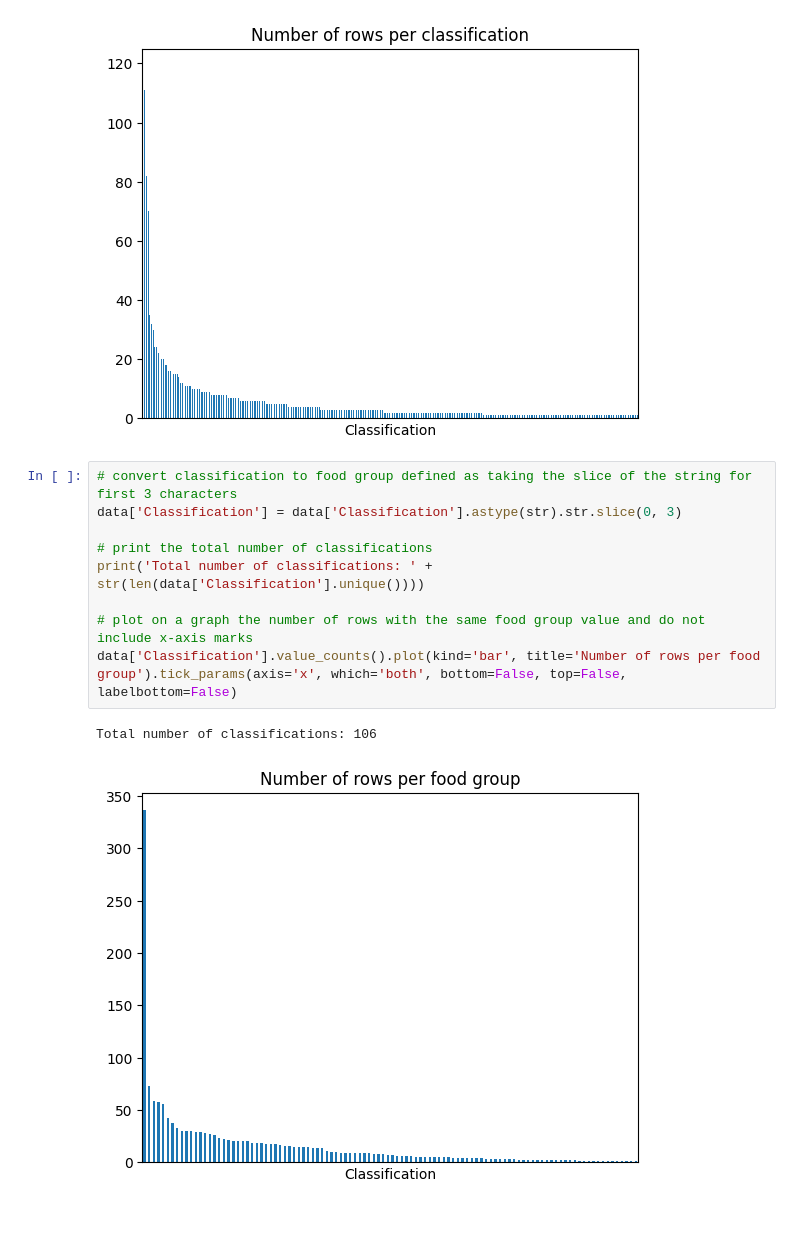
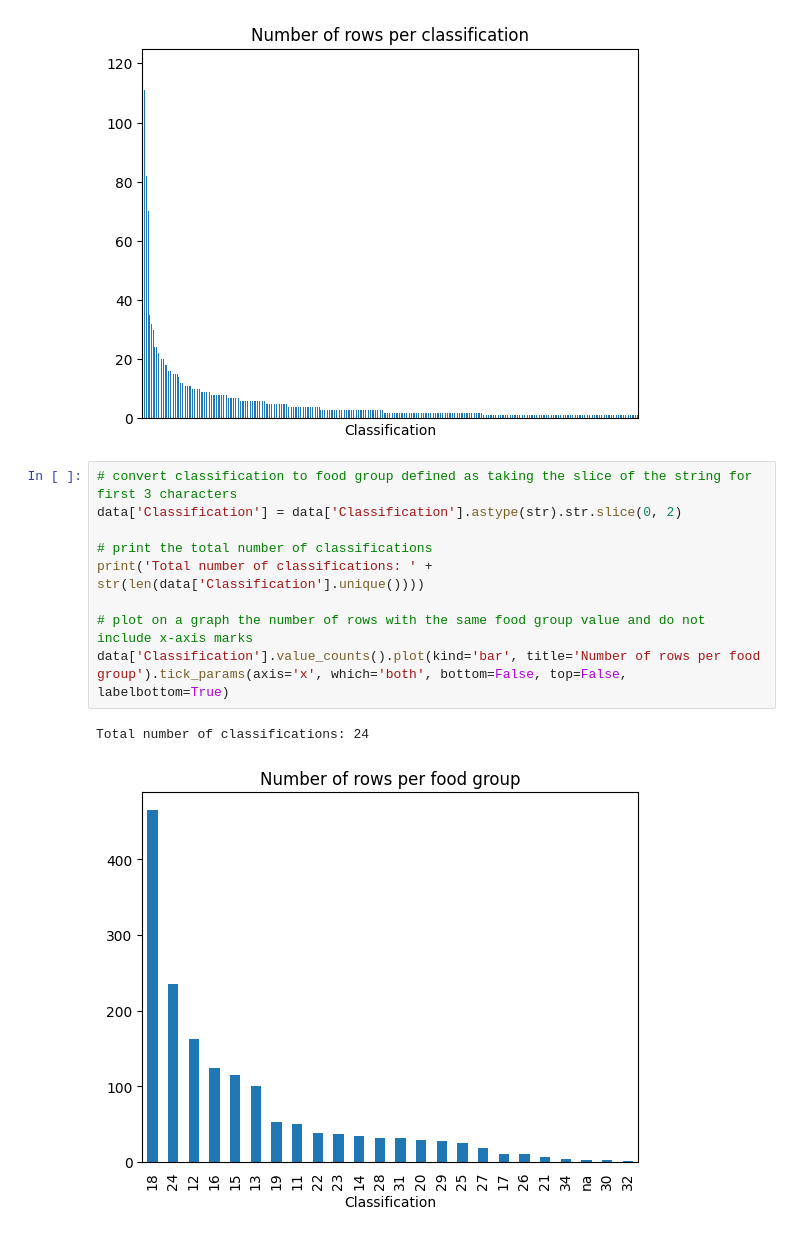
Before and after one commit to d4vidsha/food-groups-classification-model, a Jupyter notebook: src/understanding-data.ipynb, the cells around one changed output. Drawn from its saved outputs; the diff is of its cells as text.

Commit message:
fix: food groups by 2 and not 3

```diff
--- a/src/understanding-data.ipynb
+++ b/src/understanding-data.ipynb
@@ -28,13 +28,13 @@ data['Classification'].value_counts().plot(kind='bar', title='Number of rows per
 [figure]
 # %%
 # convert classification to food group defined as taking the slice of the string for first 3 characters
-data['Classification'] = data['Classification'].astype(str).str.slice(0, 3)
+data['Classification'] = data['Classification'].astype(str).str.slice(0, 2)
 
 # print the total number of classifications
 print('Total number of classifications: ' + str(len(data['Classification'].unique())))
 
 # plot on a graph the number of rows with the same food group value and do not include x-axis marks
-data['Classification'].value_counts().plot(kind='bar', title='Number of rows per food group').tick_params(axis='x', which='both', bottom=False, top=False, labelbottom=False)
+data['Classification'].value_counts().plot(kind='bar', title='Number of rows per food group').tick_params(axis='x', which='both', bottom=False, top=False, labelbottom=True)
 # %% [output]
-Total number of classifications: 106
+Total number of classifications: 24
-[figure, old version]
+[figure, new version]
```
